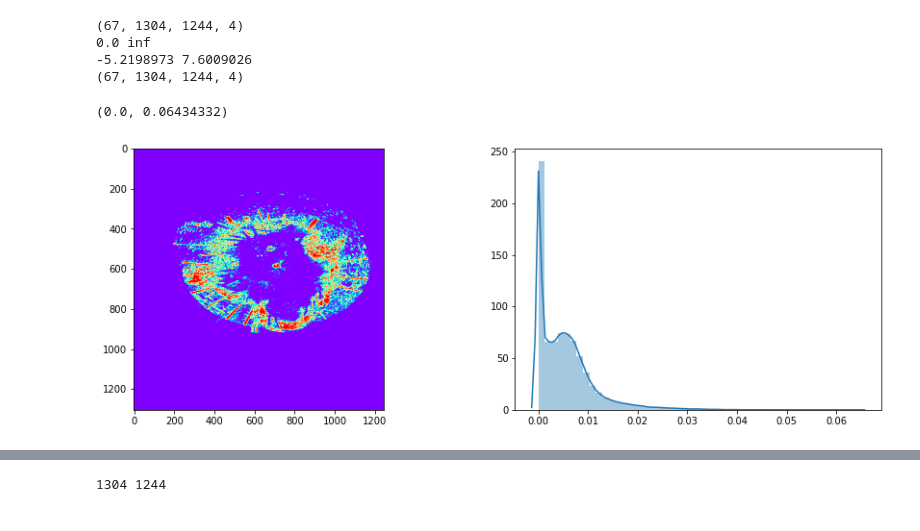
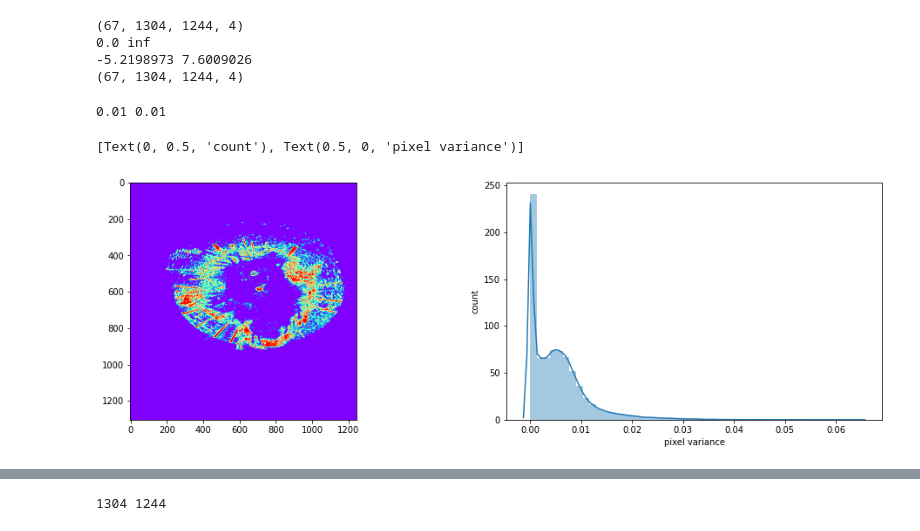
Before and after one commit to FionaLippert/birdMigration, a Jupyter notebook: visualization/data_exploration.ipynb, the cells around one changed output, grey strips where cells are left out. Drawn from its saved outputs; the diff is of its cells as text; code cells hidden in the pictures.

```diff
--- a/visualization/data_exploration.ipynb
+++ b/visualization/data_exploration.ipynb
@@ -92,21 +117,29 @@ t_range = raster_to_pngs(data, t_start, min_var=0.0025)
 0.0 inf
 -5.2198973 7.6009026
 (67, 1304, 1244, 4)
+# %%
+y_npixels = data.read().shape[1]
+x_npixels = data.read().shape[2]
+
+print(x_extent/x_npixels, y_extent/y_npixels)
+# %% [output]
+0.01 0.01
 # %%
 img_arr = data.read()
 img_arr[np.greater(img_arr, 2000)] = 2000
 img_arr[img_arr==0] = np.nan
 img_arr = np.log(img_arr)
 img_arr = (img_arr - np.nanmin(img_arr)) / (np.nanmax(img_arr) - np.nanmin(img_arr))
 
 var = np.nanvar(img_arr, axis=0)
-fig, ax = plt.subplots(1, 2, figsize=(15,5))
+fig, ax = plt.subplots(1, 2, figsize=(17,5))
 ax[0].imshow(np.nanvar(img_arr, axis=0)<0.0025, cmap='rainbow')
 sb.distplot(var, ax=ax[1])
 np.nanmin(var), np.nanmax(var)
+ax[1].set(xlabel='pixel variance', ylabel='count')
 # %% [output]
-(0.0, 0.06434332)
+[Text(0, 0.5, 'count'), Text(0.5, 0, 'pixel variance')]
-[figure, old version]
+[figure, new version]
 # %%
 img_data = np.nan_to_num(img_arr, np.nanmin(img_arr))
 X = img_data[40]
```
Also changed, not shown: parts of 11 cells of this notebook, 9 other files.
